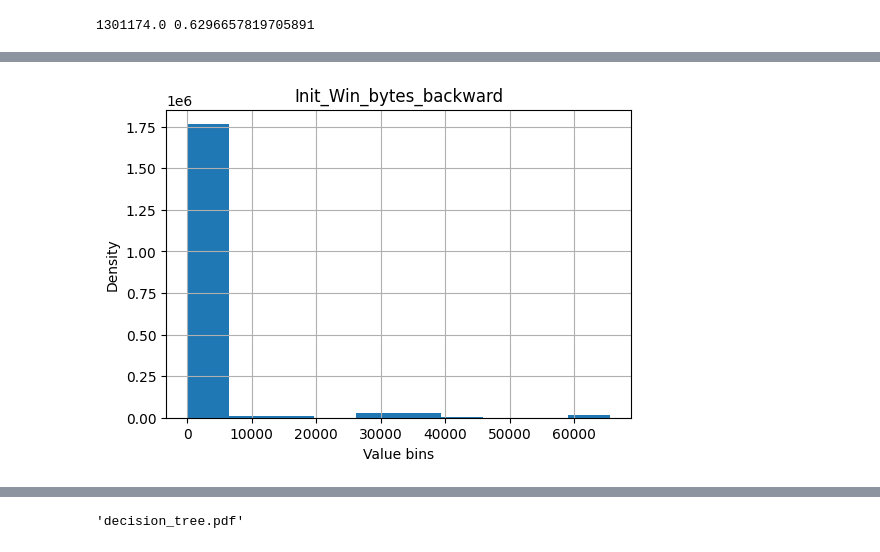
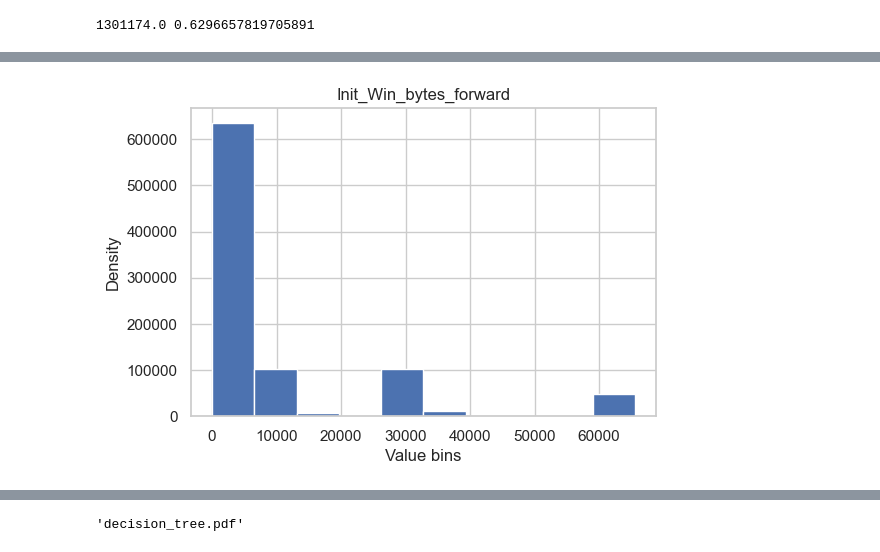
Before and after one commit to ashedrack/hybrid-ids-cloud-ddos-security, a Jupyter notebook: ML_IDS.ipynb, the cells around one changed output, grey strips where cells are left out. Drawn from its saved outputs; the diff is of its cells as text; code cells hidden in the pictures.

```diff
--- a/ML_IDS.ipynb
+++ b/ML_IDS.ipynb
@@ -229,0 +336,22 @@ Name: count, dtype: int64
+# %%
+# Count plot for class distribution After undersampling
+# Set the aesthetic style of the plots
+sns.set(style="whitegrid")
+
+# Create a color palette for the labels
+palette = sns.color_palette("husl", len(combined_balanced_df['Label'].unique()))
+
+# Count plot for class distribution after undersampling
+plt.figure(figsize=(12, 8))
+sns.countplot(data=combined_balanced_df, x='Label', order=combined_balanced_df['Label'].value_counts().index, palette=palette)
+
+# Customizing the plot
+plt.title('Class Distribution After Undersampling', fontsize=16)
+plt.xlabel('Class', fontsize=14)
+plt.ylabel('Frequency', fontsize=14)
+plt.xticks(rotation=45, ha='right')
+plt.grid(axis='y')
+
+# Show the plot
+plt.tight_layout()
+plt.show()
@@ -322,9 +529,13 @@ df = df.drop(columns=excluded, errors='ignore')
 # %%
-if 'Init_Win_bytes_backward' in df.columns:
-    df['Init_Win_bytes_backward'].hist(figsize=(6,4), bins=10);
-    plt.title("Init_Win_bytes_backward")
+# Understanding Data Distribution:
+
+""" Similar to the Init_Win_bytes_backward feature, I want to know how the values in the Init_Win_bytes_forward column are distributed. """
+
+if 'Init_Win_bytes_forward' in df.columns:
+    df['Init_Win_bytes_forward'].hist(figsize=(6,4), bins=10);
+    plt.title("Init_Win_bytes_forward")
     plt.xlabel("Value bins")
     plt.ylabel("Density")
-    plt.savefig('Init_Win_bytes_backward.png', dpi=300)
+    plt.savefig('Init_Win_bytes_forward.png', dpi=300)
 # %% [output]
-[figure, old version]
+[figure, new version]
```
Also changed, not shown: parts of 91 cells of this notebook, 6 other files.
